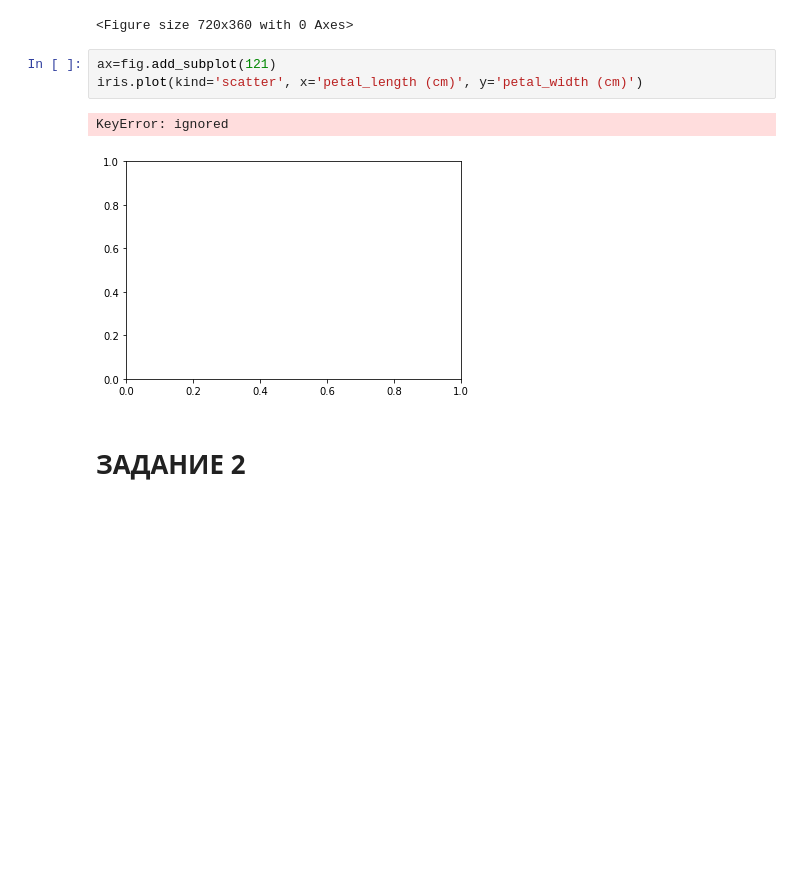
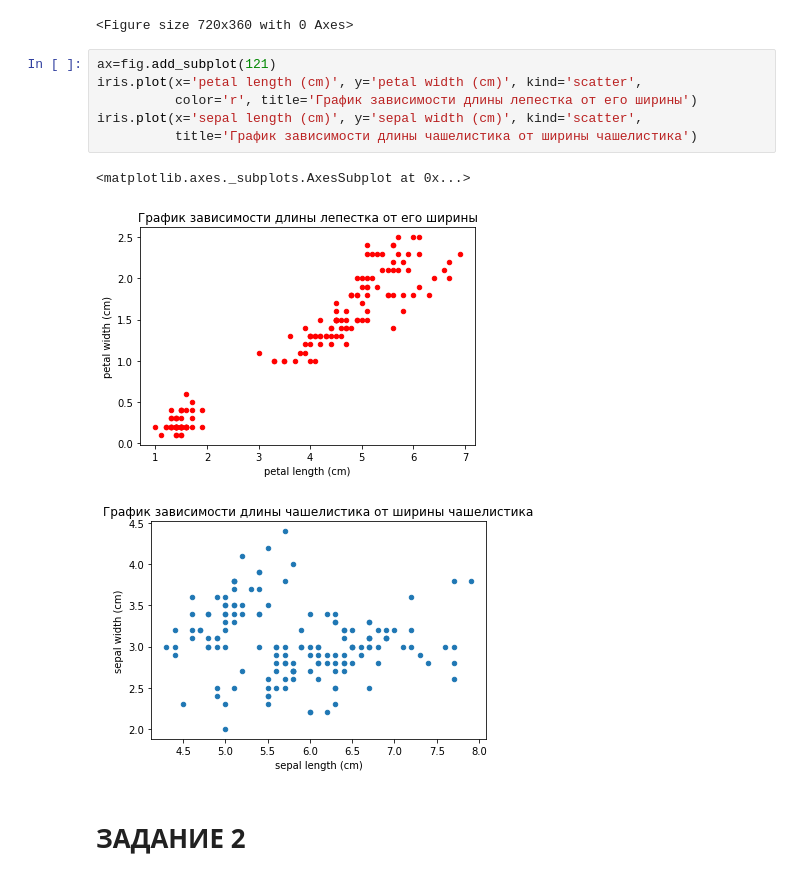
Before and after one commit to Bragmotik/-, a Jupyter notebook: "ПРОА_Seaborn_library_контроль_заний_2_студент_ipynb".ipynb, the cells around one changed output. Cells and saved outputs as stored; diff of their text form; blank space fills up the shorter version.

```diff
--- a/"ПРОА_Seaborn_library_контроль_заний_2_студент_ipynb".ipynb
+++ b/"ПРОА_Seaborn_library_контроль_заний_2_студент_ipynb".ipynb
@@ -179,12 +179,16 @@ fig=plt.figure(figsize=(10,5))
 # %% [output]
 [figure]
 <Figure size 720x360 with 0 Axes>
-# %%
-ax=fig.add_subplot(121)
-iris.plot(kind='scatter', x='petal_length (cm)', y='petal_width (cm)')
-# %% [output]
-KeyError: ignored
-[figure, removed]
+# %%
+ax=fig.add_subplot(121)
+iris.plot(x='petal length (cm)', y='petal width (cm)', kind='scatter',
+          color='r', title='График зависимости длины лепестка от его ширины')
+iris.plot(x='sepal length (cm)', y='sepal width (cm)', kind='scatter',
+          title='График зависимости длины чашелистика от ширины чашелистика')
+# %% [output]
+<matplotlib.axes._subplots.AxesSubplot at 0x...>
+[figure, added]
+[figure, added]
 # %% [markdown]
 # **ЗАДАНИЕ 2**
 # %% [markdown]
```
Also changed, not shown: parts of 5 cells of this notebook.
